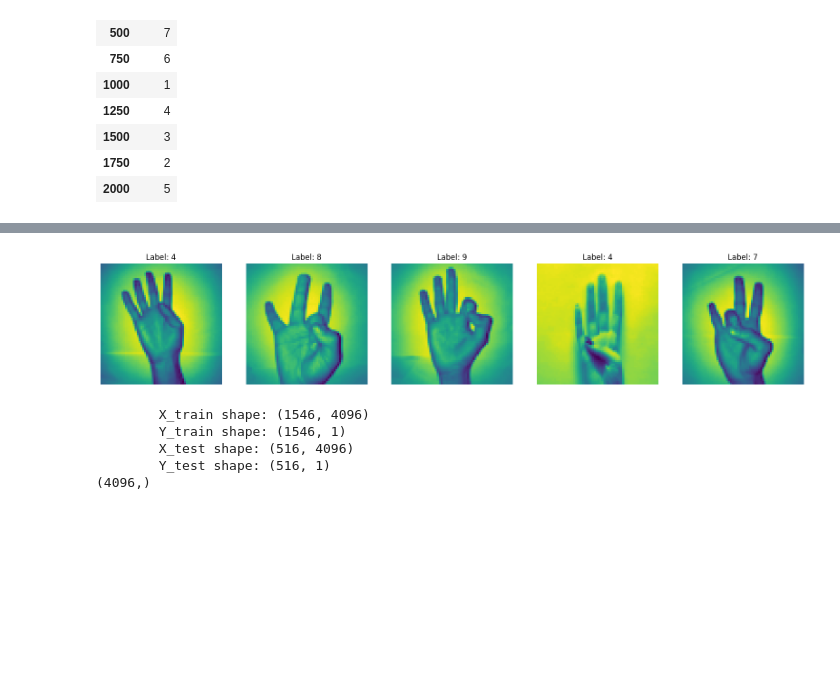
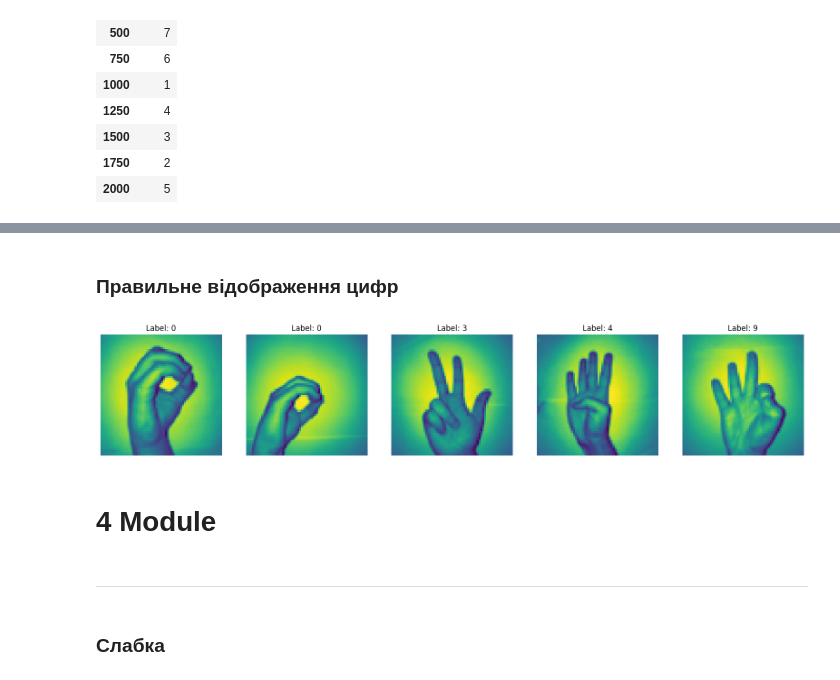
Before and after one commit to ChiliKive/Sign-language-digit-recognition, a Jupyter notebook: Курсова.ipynb, the cells around one changed output, grey strips where cells are left out. Saved outputs shown, nothing was run; the diff lists cells and outputs as text; code cells hidden in the pictures; blank space fills up the shorter version.

```diff
--- a/Курсова.ipynb
+++ b/Курсова.ipynb
@@ -77,7 +91,7 @@ label_dict = {
 # %%
-Y_df['Digit'] = Y_df.apply(lambda row: label_dict[find_one_index(row)], axis=1)
-Y_df = Y_df.drop(columns=[0, 1, 2, 3, 4, 5, 6, 7, 8, 9], axis=1)
-Y_df.iloc[::250]
+target_df = pd.DataFrame()
+target_df['Digit'] = Y_df.apply(lambda row: label_dict[find_one_index(row)], axis=1)
+target_df.iloc[::250]
 # %% [output]
 |  | Digit |
 | 0 | 9 |
@@ -92,30 +119,19 @@ Y_df.iloc[::250]
+# %% [markdown]
+### Правильне відображення цифр
 # %%
-import matplotlib.pyplot as plt
 
 num_of_examples = 5
 
 fig, ax = plt.subplots(1, num_of_examples, figsize=(20, 5))
 for i in range(num_of_examples):
     random_index = np.random.randint(0, len(X))
     random_element = X[random_index]
-    random_label = Y_df.iloc[random_index]['Digit']
+    random_label = target_df.iloc[random_index]['Digit']
     ax[i].imshow(random_element)
     ax[i].axis('off')
     ax[i].set_title(f'Label: {random_label}')
 plt.show()
 # %% [output]
-[figure, old version]
+[figure, new version]
-# %%
-from sklearn.model_selection import train_test_split
-
-X_train, X_test, Y_train, Y_test = train_test_split(X_df, Y_df, test_size=0.25, random_state=42)
-
-print("\tX_train shape:", X_train.shape, "\n\tY_train shape:", Y_train.shape, "\n\tX_test shape:", X_test.shape, "\n\tY_test shape:", Y_test.shape)
-
-print(X_train.iloc[1].shape)
-# %% [output]
-        X_train shape: (1546, 4096)
-        Y_train shape: (1546, 1)
-        X_test shape: (516, 4096)
-        Y_test shape: (516, 1)
-(4096,)
+# %% [markdown]
+# 4 Module
@@ -121,0 +219,4 @@ print(X_train.iloc[1].shape)
+# %% [markdown]
+---
+# %% [markdown]
+### Слабка
```
Also changed, not shown: parts of 34 cells of this notebook.
